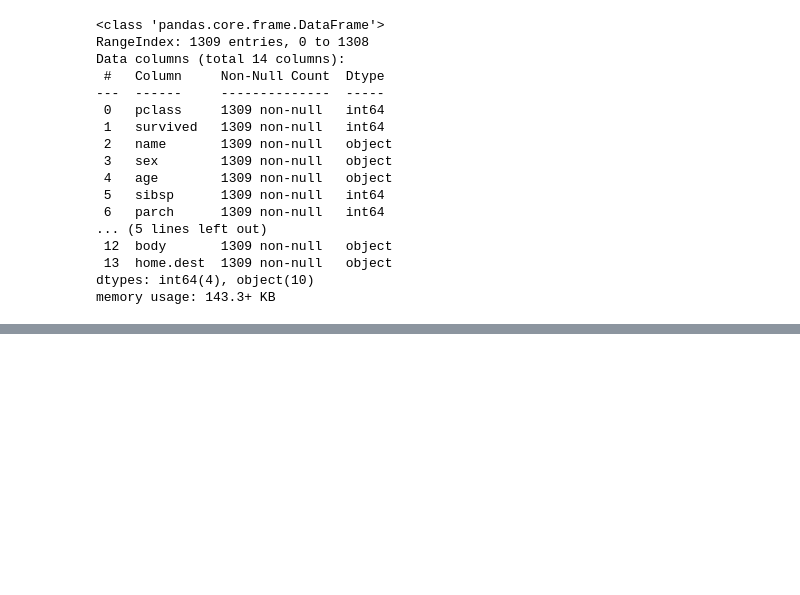
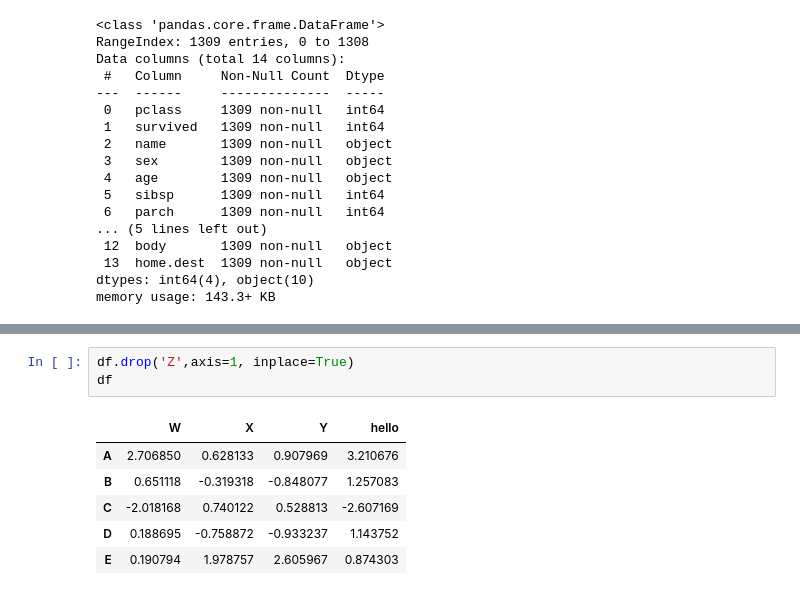
Before and after one commit to YingCG/phyton-basic, a Jupyter notebook: 03 Pandas/dataframe_intro.ipynb, the cells around one changed output, grey strips where cells are left out. Cells and saved outputs as stored; diff of their text form; blank space fills up the shorter version.

```diff
--- a/03 Pandas/dataframe_intro.ipynb
+++ b/03 Pandas/dataframe_intro.ipynb
@@ -225,0 +268,10 @@ memory usage: 143.3+ KB
+# %%
+df.drop('Z',axis=1, inplace=True)
+df
+# %% [output]
+|  | W | X | Y | hello |
+| A | 2.706850 | 0.628133 | 0.907969 | 3.210676 |
+| B | 0.651118 | -0.319318 | -0.848077 | 1.257083 |
+| C | -2.018168 | 0.740122 | 0.528813 | -2.607169 |
+| D | 0.188695 | -0.758872 | -0.933237 | 1.143752 |
+| E | 0.190794 | 1.978757 | 2.605967 | 0.874303 |
```
Also changed, not shown: parts of 20 cells of this notebook, 5 other files.
